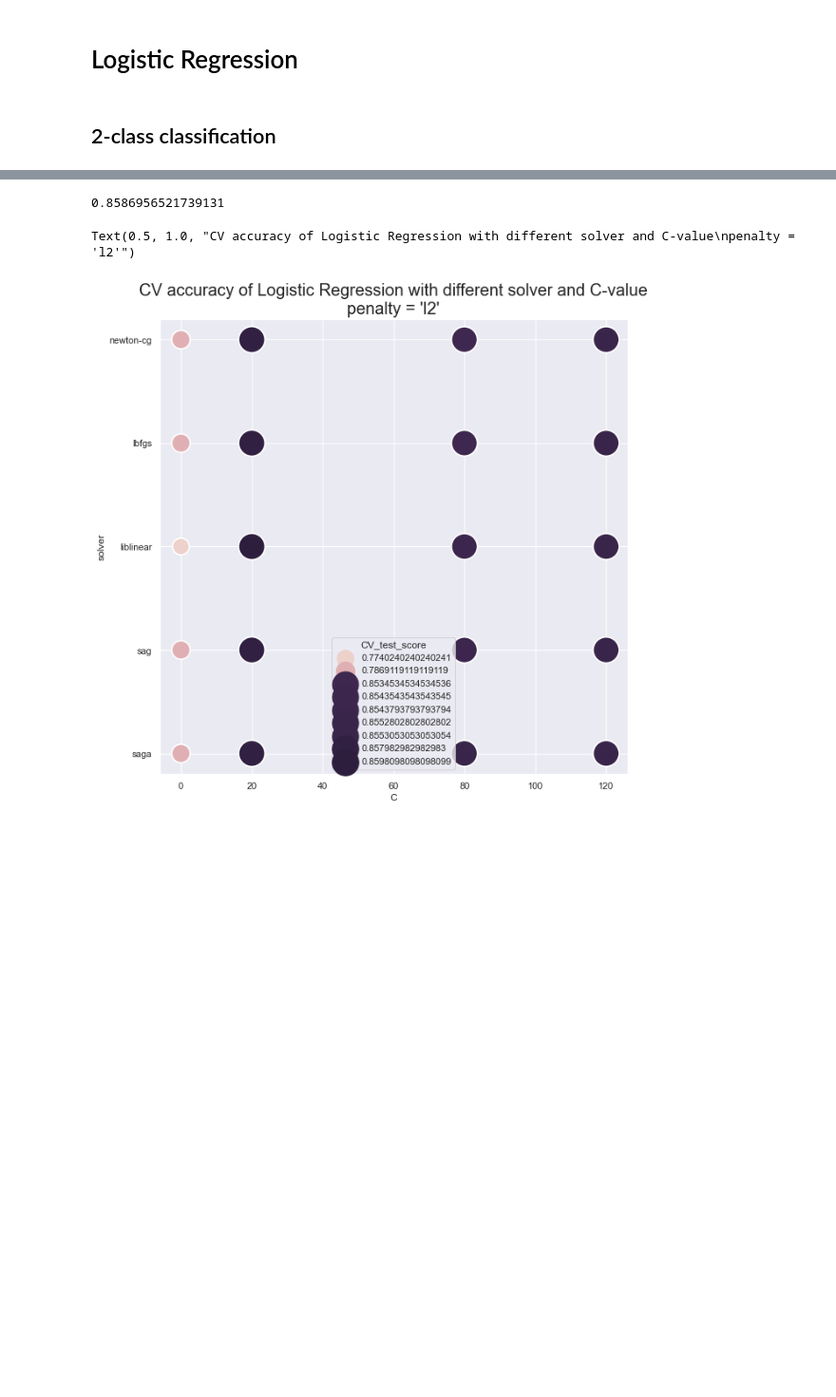
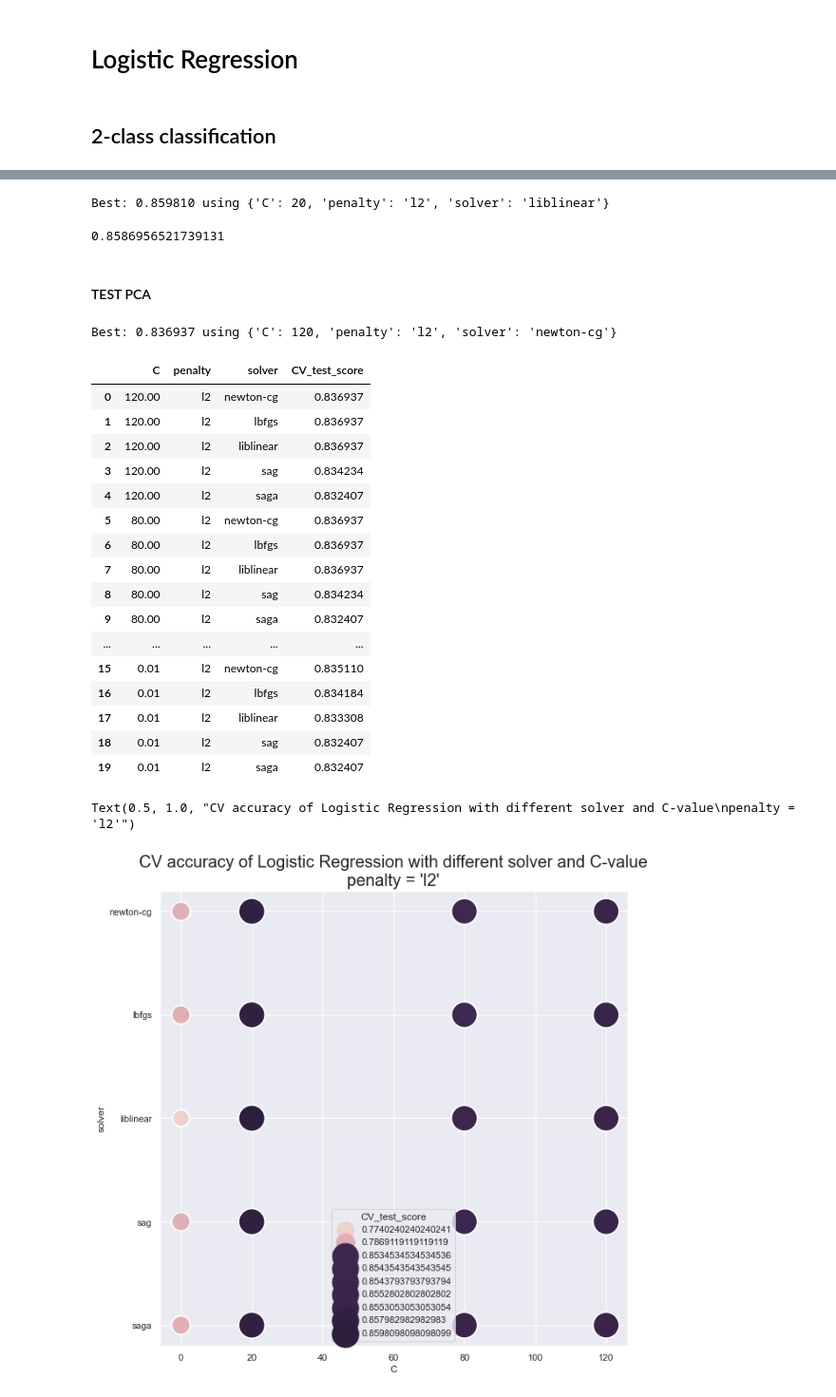
Before and after one commit to chendebiao/IML_term, a Jupyter notebook: 2. Logistic_Regression.ipynb, the cells around one changed output, grey strips where cells are left out. Shown at 95% size. Saved outputs shown, nothing was run; the diff lists cells and outputs as text; code cells hidden in the pictures; blank space fills up the shorter version.

```diff
--- a/2. Logistic_Regression.ipynb
+++ b/2. Logistic_Regression.ipynb
@@ -15,6 +15,30 @@ y2 = data['class2']
 y4 = data['class4']
 X_norm = data_norm.iloc[:,2:]
 X_std_scale = data_std_scale.iloc[:,2:]
+# %%
+def LR_tuning(X_train, y_train , penalty_list = ['l2']):
+    from sklearn.linear_model import LogisticRegression
+    from sklearn.model_selection import RepeatedStratifiedKFold
+    from sklearn.model_selection import GridSearchCV
+
+    # define models and parameters
+    model = LogisticRegression(max_iter=1000)
+    solvers = ['newton-cg', 'lbfgs', 'liblinear','sag','saga']
+    penalty = penalty_list
+    c_values = [120 ,80, 20 ,0.01]
+
+    # define grid search
+    grid = dict(solver=solvers,penalty=penalty,C=c_values)
+    cv = RepeatedStratifiedKFold(n_splits=10, n_repeats=3, random_state=12)
+    grid_search = GridSearchCV(estimator=model, param_grid=grid, n_jobs=-1, cv=cv, scoring='accuracy',error_score=0)
+    grid_result = grid_search.fit(X_train, y_train)
+
+    # summarize results
+    print("Best: %f using %s" % (grid_result.best_score_, grid_result.best_params_))
+
+    params = pd.DataFrame(grid_result.cv_results_['params'])
+    params['CV_test_score'] = grid_result.cv_results_['mean_test_score']
+    return (params)
 # %% [markdown]
 ## 2-class classification
 # %%
@@ -52 +49,5 @@ Best: 0.859810 using {'C': 20, 'penalty': 'l2', 'solver': 'liblinear'}
+# %%
+params_l2 = LR_tuning(X_train = X_train, y_train = y_train, penalty_list = ['l2'])
+# %% [output]
+Best: 0.859810 using {'C': 20, 'penalty': 'l2', 'solver': 'liblinear'}
 # %%
@@ -56,6 +58,44 @@ from sklearn.metrics import accuracy_score
 accuracy_score(clf.predict(X_test),y_test)
 # %% [output]
 0.8586956521739131
+# %% [markdown]
+#### TEST PCA
+# %%
+PCA_2 = pd.read_csv('data/PCA_2_components_train.csv')
+PCA_2_X = PCA_2.iloc[:,3:]
+PCA_2_X
+
+PCA_5 = pd.read_csv('data/PCA_5_components_train.csv')
+PCA_5_X = PCA_5.iloc[:,3:]
+PCA_5_X
+
+PCA_10 = pd.read_csv('data/PCA_10_components_train.csv')
+PCA_10_X = PCA_10.iloc[:,3:]
+PCA_10_X
+from sklearn.model_selection import train_test_split
+X_train, X_test, y_train, y_test = train_test_split(
+    PCA_10_X, y2, stratify = y2,test_size=0.20, random_state=42)
+
+LR_tuning(X_train = X_train, y_train = y_train, penalty_list = ['l2'])
+# %% [output]
+Best: 0.836937 using {'C': 120, 'penalty': 'l2', 'solver': 'newton-cg'}
+|  | C | penalty | solver | CV_test_score |
+| 0 | 120.00 | l2 | newton-cg | 0.836937 |
+| 1 | 120.00 | l2 | lbfgs | 0.836937 |
+| 2 | 120.00 | l2 | liblinear | 0.836937 |
+| 3 | 120.00 | l2 | sag | 0.834234 |
+| 4 | 120.00 | l2 | saga | 0.832407 |
+| 5 | 80.00 | l2 | newton-cg | 0.836937 |
+| 6 | 80.00 | l2 | lbfgs | 0.836937 |
+| 7 | 80.00 | l2 | liblinear | 0.836937 |
+| 8 | 80.00 | l2 | sag | 0.834234 |
+| 9 | 80.00 | l2 | saga | 0.832407 |
+| ... | ... | ... | ... | ... |
+| 15 | 0.01 | l2 | newton-cg | 0.835110 |
+| 16 | 0.01 | l2 | lbfgs | 0.834184 |
+| 17 | 0.01 | l2 | liblinear | 0.833308 |
+| 18 | 0.01 | l2 | sag | 0.832407 |
+| 19 | 0.01 | l2 | saga | 0.832407 |
 # %%
 f = plt.figure(figsize=(10, 10))
 sns.set(style = "darkgrid")
```
Also changed, not shown: parts of 2 cells of this notebook, 12 other files.
